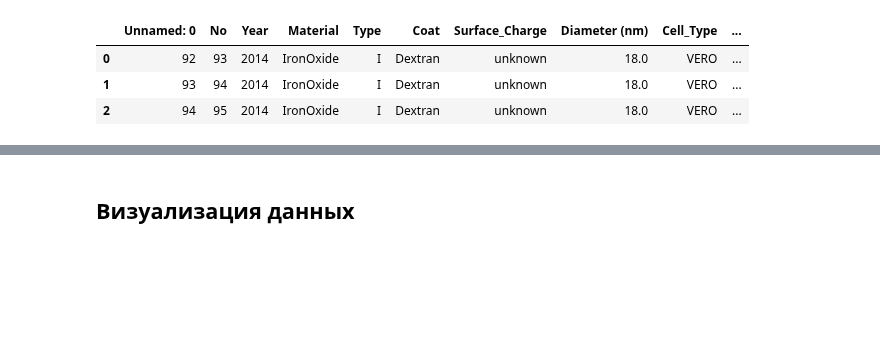
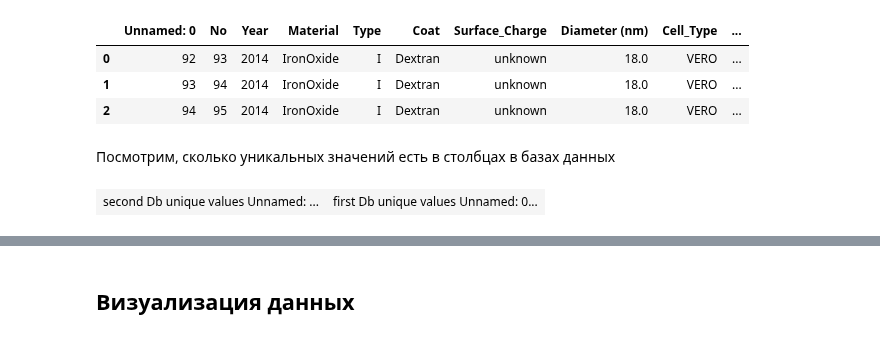
Before and after one commit to dobrotvorn/DataCon23, a Jupyter notebook: Mini_task1.ipynb, the cells around one changed output, grey strips where cells are left out. Drawn from its saved outputs; the diff is of its cells as text; code cells hidden in the pictures; blank space fills up the shorter version.

Commit message:
Добавил описание числовых признаков для поиска выбросов и описание количества уникаьных значений

```diff
--- a/Mini_task1.ipynb
+++ b/Mini_task1.ipynb
@@ -78,7 +79,8 @@ To: /content/secondDb.csv
 # %% [markdown]
 ## Обработка данных
 # %%
-pd.read_csv(path2firstDb).head(3)
+fdb = pd.read_csv(path2firstDb)
+fdb.head(3)
 # %% [output]
 |  | Unnamed: 0 | Nanoparticle | Type: Organic (O)/inorganic (I) | coat | Diameter (nm) | Concentration μM | ... |
 | 0 | 9 | CuO | I | NaN | 52.51 | 0.000035 | ... |
@@ -97,3 +100,17 @@ pd.read_csv(path2secondDb).head(3)
 # соединяем таблицы
 # предобрабатываем числовые и нечисловые признаки
 # отдельно прописываем, какие столбцы числовые, какие порядковые, а какие numerical
+# %% [markdown]
+Посмотрим, сколько уникальных значений есть в столбцах в базах данных
+# %%
+# Create HTML representations of the dataframes
+html1 = pd.DataFrame(sdb.nunique(), columns=['second Db unique values']).to_html()
+html2 = pd.DataFrame(fdb.nunique(), columns=['first Db unique values']).to_html()
+
+# Concatenate the HTML strings side by side
+html = '<table><tr><td>{}</td><td>{}</td></tr></table>'.format(html1, html2)
+
+# Display the concatenated HTML
+display(HTML(html))
+# %% [output]
+| second Db unique values Unnamed: ... | first Db unique values Unnamed: 0... |
```
Also changed, not shown: parts of 6 cells of this notebook.
